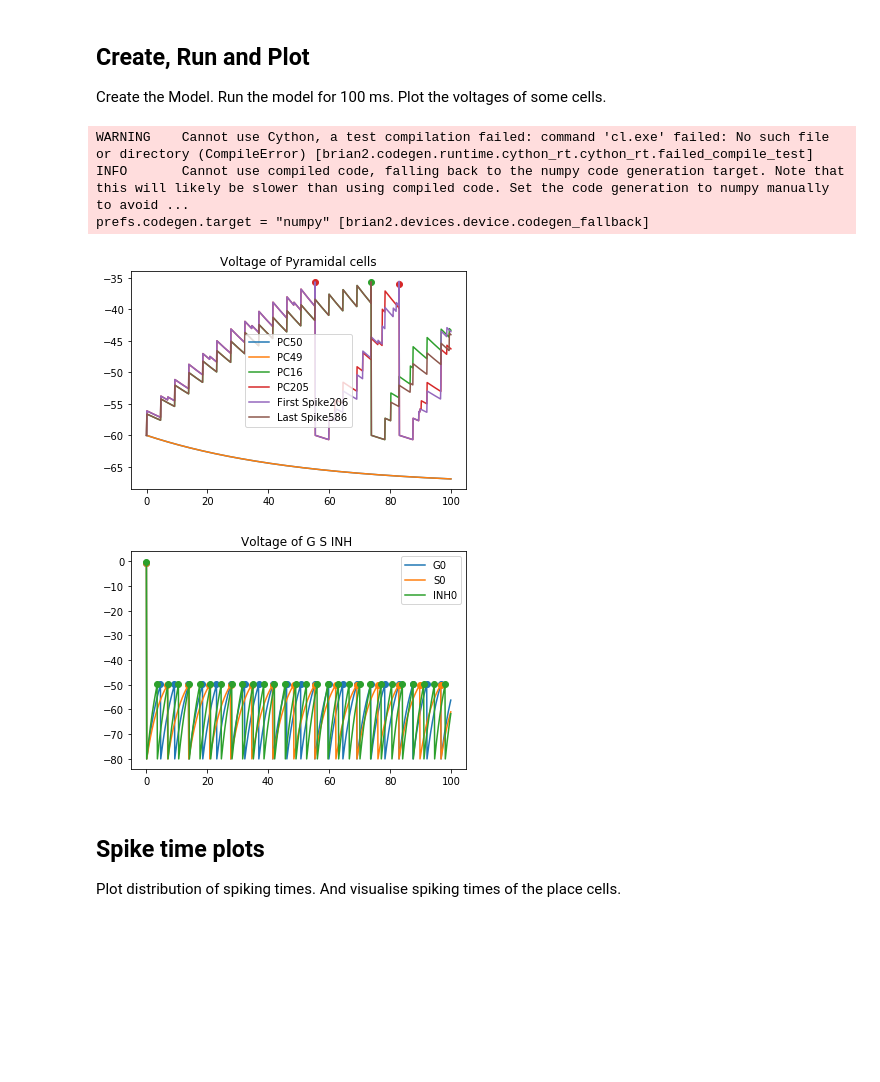
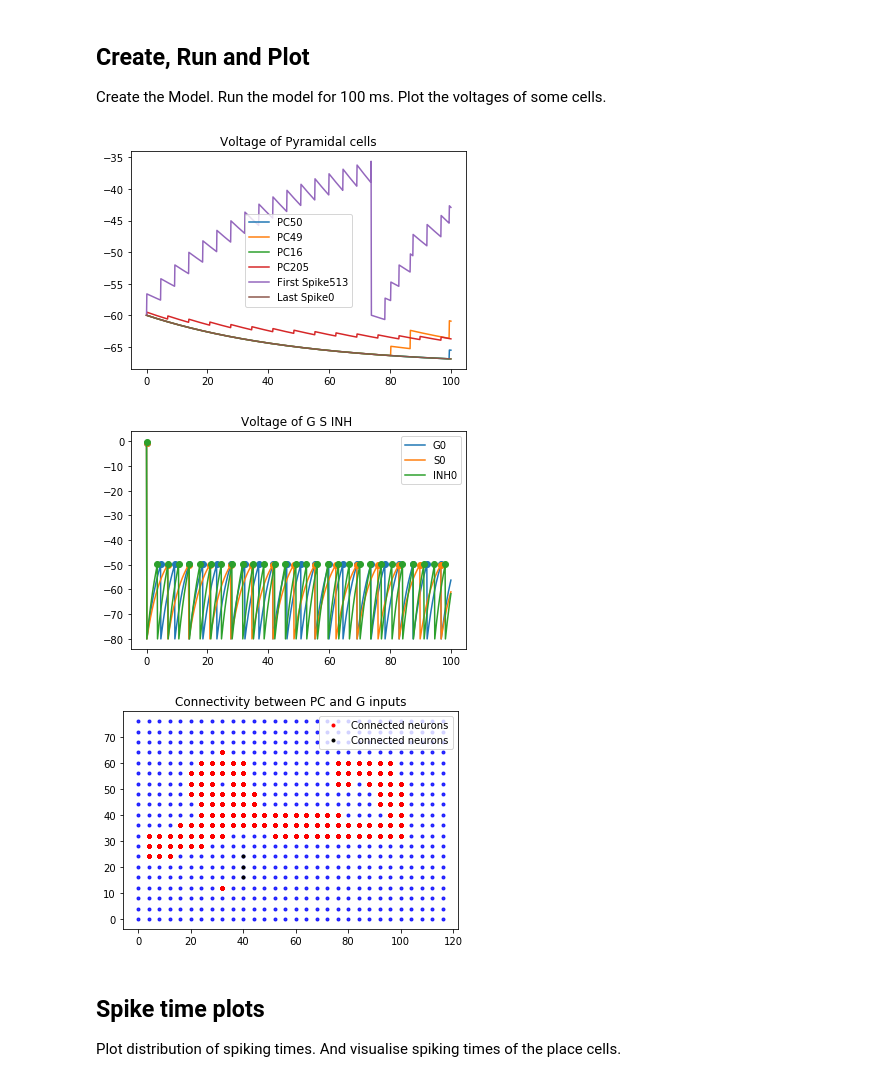
Before and after one commit to Victoriad1996/SemesterProject, a Jupyter notebook: SimpleFairhall/first_project_oop_plots.ipynb, the cells around one changed output. Cells and saved outputs as stored; diff of their text form; code cells hidden in the pictures; blank space fills up the shorter version.

```diff
--- a/SimpleFairhall/first_project_oop_plots.ipynb
+++ b/SimpleFairhall/first_project_oop_plots.ipynb
@@ -11,21 +15,26 @@ import functions
 Create the Model.
 Run the model for 100 ms.
 Plot the voltages of some cells.
+# %%
+connection_matrix = np.load('frame_img.npy')
+connection_matrix = 255 * np.ones(connection_matrix.shape) - connection_matrix
+result = functions.convert_matrix_pos_to_indices( 20, connection_matrix, rows=20, cols=30)
+# %%
+start_scope()
+
+params = {'connection_matrix_G' : result}
+
+fm1 = FirstModel(params)
 # %%
-start_scope()
-
-params = {}
-
-fm1 = FirstModel(params)
-
-
 fm1.run(duration= 100 * ms, show_PC=True, show_other=True)
 # %% [output]
-WARNING    Cannot use Cython, a test compilation failed: command 'cl.exe' failed: No such file or directory (CompileError) [brian2.codegen.runtime.cython_rt.cython_rt.failed_compile_test]
-INFO       Cannot use compiled code, falling back to the numpy code generation target. Note that this will likely be slower than using compiled code. Set the code generation to numpy manually to avoid ...
-prefs.codegen.target = "numpy" [brian2.devices.device.codegen_fallback]
-[figure, old version]
+[figure, new version]
 [figure]
+# %%
+functions.plot_connectivity(fm1, [fm1.SPCG, fm1.SS], "G inputs")
+show()
+# %% [output]
+[figure, added]
 # %% [markdown]
 ## Spike time plots
 Plot distribution of spiking times.
```
Also changed, not shown: parts of 4 cells of this notebook, 4 other files.
